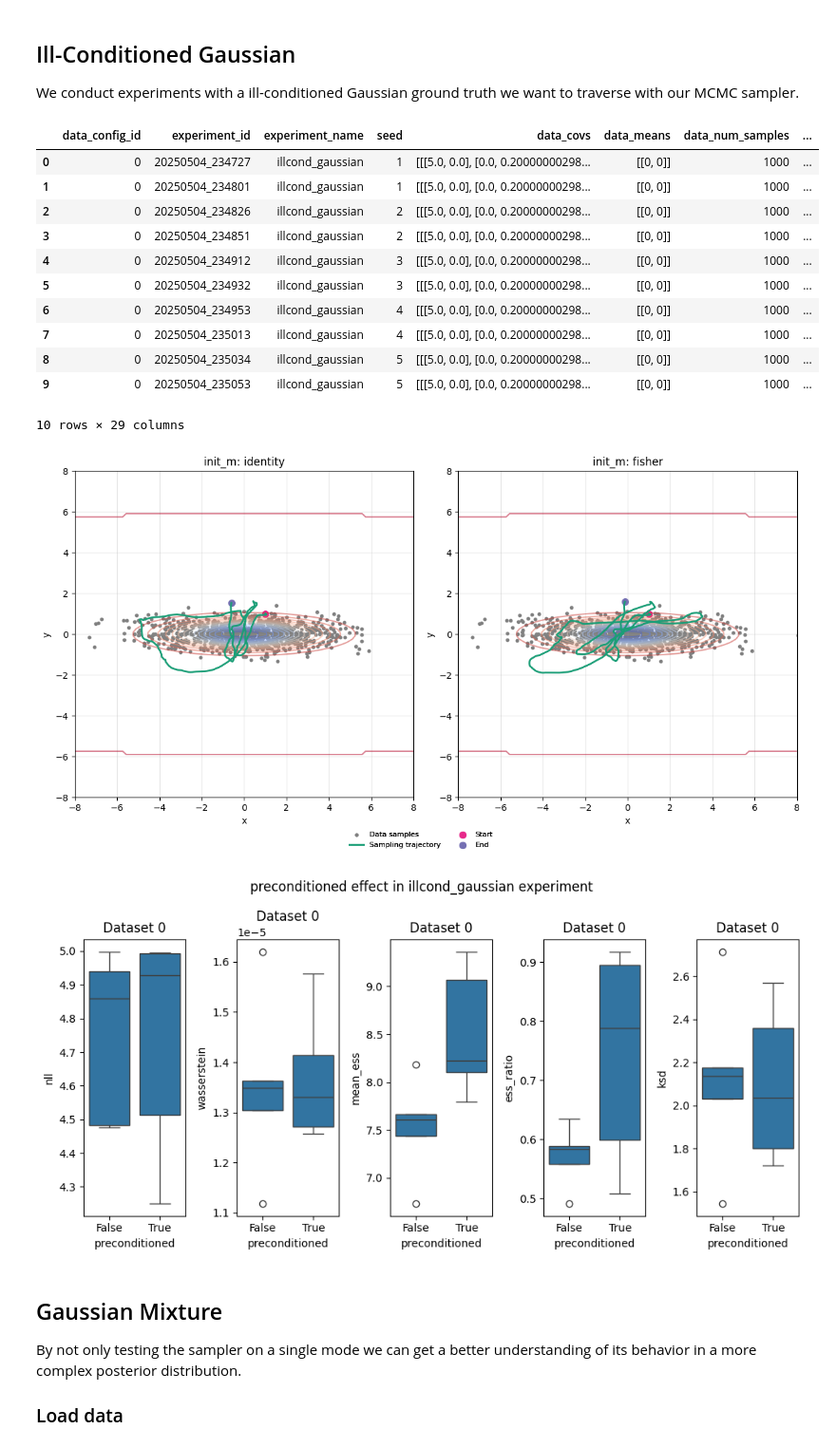
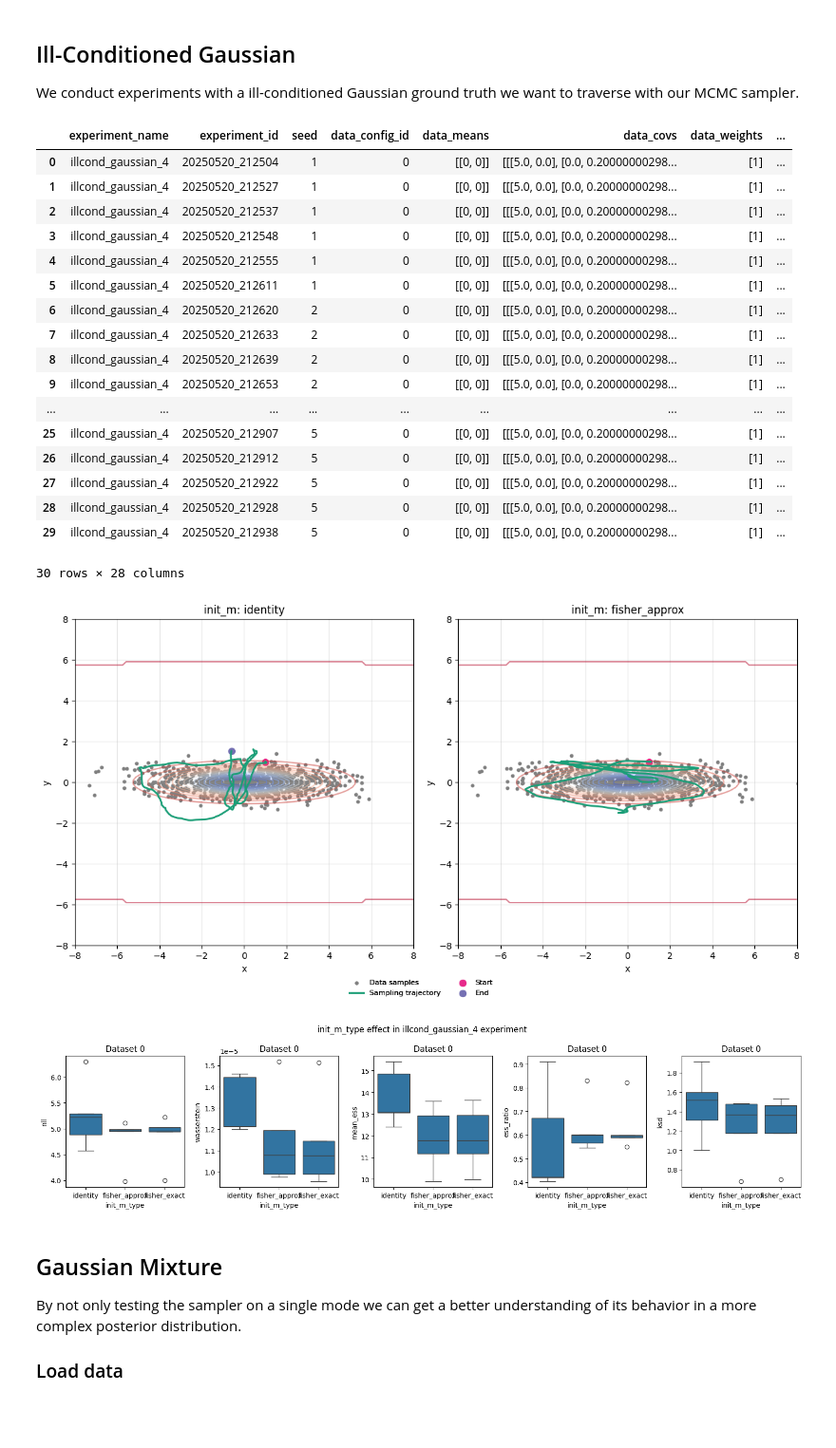
Before and after one commit to mo374z/enhancing-sgmcmc, a Jupyter notebook: notebooks/evaluate_experiments.ipynb, the cells around one changed output. Shown at 95% size. Drawn from its saved outputs; the diff is of its cells as text; code cells hidden in the pictures; blank space fills up the shorter version.

```diff
--- a/notebooks/evaluate_experiments.ipynb
+++ b/notebooks/evaluate_experiments.ipynb
@@ -192,27 +204,33 @@ plt.show()
 ## Ill-Conditioned Gaussian
 We conduct experiments with a ill-conditioned Gaussian ground truth we want to traverse with our MCMC sampler.
 # %%
-experiment_name = "illcond_gaussian"
+experiment_name = "illcond_gaussian_4"
 df = load_experiment_data(experiment_name)
 # %%
 df
 # %% [output]
-|  | data_config_id | experiment_id | experiment_name | seed | data_covs | data_means | data_num_samples | ... |
-| 0 | 0 | 20250504_234727 | illcond_gaussian | 1 | [[[5.0, 0.0], [0.0, 0.20000000298... | [[0, 0]] | 1000 | ... |
-| 1 | 0 | 20250504_234801 | illcond_gaussian | 1 | [[[5.0, 0.0], [0.0, 0.20000000298... | [[0, 0]] | 1000 | ... |
-| 2 | 0 | 20250504_234826 | illcond_gaussian | 2 | [[[5.0, 0.0], [0.0, 0.20000000298... | [[0, 0]] | 1000 | ... |
-| 3 | 0 | 20250504_234851 | illcond_gaussian | 2 | [[[5.0, 0.0], [0.0, 0.20000000298... | [[0, 0]] | 1000 | ... |
-| 4 | 0 | 20250504_234912 | illcond_gaussian | 3 | [[[5.0, 0.0], [0.0, 0.20000000298... | [[0, 0]] | 1000 | ... |
-| 5 | 0 | 20250504_234932 | illcond_gaussian | 3 | [[[5.0, 0.0], [0.0, 0.20000000298... | [[0, 0]] | 1000 | ... |
-| 6 | 0 | 20250504_234953 | illcond_gaussian | 4 | [[[5.0, 0.0], [0.0, 0.20000000298... | [[0, 0]] | 1000 | ... |
-| 7 | 0 | 20250504_235013 | illcond_gaussian | 4 | [[[5.0, 0.0], [0.0, 0.20000000298... | [[0, 0]] | 1000 | ... |
-| 8 | 0 | 20250504_235034 | illcond_gaussian | 5 | [[[5.0, 0.0], [0.0, 0.20000000298... | [[0, 0]] | 1000 | ... |
-| 9 | 0 | 20250504_235053 | illcond_gaussian | 5 | [[[5.0, 0.0], [0.0, 0.20000000298... | [[0, 0]] | 1000 | ... |
+|  | experiment_name | experiment_id | seed | data_config_id | data_means | data_covs | data_weights | ... |
+| 0 | illcond_gaussian_4 | 20250520_212504 | 1 | 0 | [[0, 0]] | [[[5.0, 0.0], [0.0, 0.20000000298... | [1] | ... |
+| 1 | illcond_gaussian_4 | 20250520_212527 | 1 | 0 | [[0, 0]] | [[[5.0, 0.0], [0.0, 0.20000000298... | [1] | ... |
+| 2 | illcond_gaussian_4 | 20250520_212537 | 1 | 0 | [[0, 0]] | [[[5.0, 0.0], [0.0, 0.20000000298... | [1] | ... |
+| 3 | illcond_gaussian_4 | 20250520_212548 | 1 | 0 | [[0, 0]] | [[[5.0, 0.0], [0.0, 0.20000000298... | [1] | ... |
+| 4 | illcond_gaussian_4 | 20250520_212555 | 1 | 0 | [[0, 0]] | [[[5.0, 0.0], [0.0, 0.20000000298... | [1] | ... |
+| 5 | illcond_gaussian_4 | 20250520_212611 | 1 | 0 | [[0, 0]] | [[[5.0, 0.0], [0.0, 0.20000000298... | [1] | ... |
+| 6 | illcond_gaussian_4 | 20250520_212620 | 2 | 0 | [[0, 0]] | [[[5.0, 0.0], [0.0, 0.20000000298... | [1] | ... |
+| 7 | illcond_gaussian_4 | 20250520_212633 | 2 | 0 | [[0, 0]] | [[[5.0, 0.0], [0.0, 0.20000000298... | [1] | ... |
+| 8 | illcond_gaussian_4 | 20250520_212639 | 2 | 0 | [[0, 0]] | [[[5.0, 0.0], [0.0, 0.20000000298... | [1] | ... |
+| 9 | illcond_gaussian_4 | 20250520_212653 | 2 | 0 | [[0, 0]] | [[[5.0, 0.0], [0.0, 0.20000000298... | [1] | ... |
+| ... | ... | ... | ... | ... | ... | ... | ... | ... |
+| 25 | illcond_gaussian_4 | 20250520_212907 | 5 | 0 | [[0, 0]] | [[[5.0, 0.0], [0.0, 0.20000000298... | [1] | ... |
+| 26 | illcond_gaussian_4 | 20250520_212912 | 5 | 0 | [[0, 0]] | [[[5.0, 0.0], [0.0, 0.20000000298... | [1] | ... |
+| 27 | illcond_gaussian_4 | 20250520_212922 | 5 | 0 | [[0, 0]] | [[[5.0, 0.0], [0.0, 0.20000000298... | [1] | ... |
+| 28 | illcond_gaussian_4 | 20250520_212928 | 5 | 0 | [[0, 0]] | [[[5.0, 0.0], [0.0, 0.20000000298... | [1] | ... |
+| 29 | illcond_gaussian_4 | 20250520_212938 | 5 | 0 | [[0, 0]] | [[[5.0, 0.0], [0.0, 0.20000000298... | [1] | ... |
-10 rows × 29 columns
+30 rows × 28 columns
 # %%
 fig, axs = plt.subplots(1, 2, figsize=(12, 6))
 
-for i, init_m in enumerate(["identity", "fisher"]):
+for i, init_m in enumerate(["identity", "fisher_approx"]):
     data, trajectory = run_experiment(
         means=jnp.array([[0.0, 0.0]]),
         covs=jnp.array([[[5.0, 0.0], [0.0, 0.2]]]),
@@ -244,20 +262,22 @@ for i, init_m in enumerate(["identity", "fisher"]):
 plt.tight_layout()
 plt.show()
 # %% [output]
-[figure, old version]
+[figure, new version]
 # %%
-parameter = "preconditioned"
+parameter = "init_m_type"
+
+df_filtered = df[df["mcmc_samples"] == 1000]
 
 plot_combined_metric_comparison(
-    df=df,
+    df=df_filtered,
     metrics=["nll", "wasserstein", "mean_ess", "ess_ratio", "ksd"],
     param=parameter,
     title=f"{parameter} effect in {experiment_name} experiment",
-    figsize=(10, 5),
+    figsize=(16, 4),
     save_path=f"thesis/figures/{experiment_name}_{parameter}.png",
-)
+);
 # %% [output]
-[figure, old version]
+[figure, new version]
 # %% [markdown]
 ## Gaussian Mixture
 
```
Also changed, not shown: parts of 2 cells of this notebook, 8 other files.
